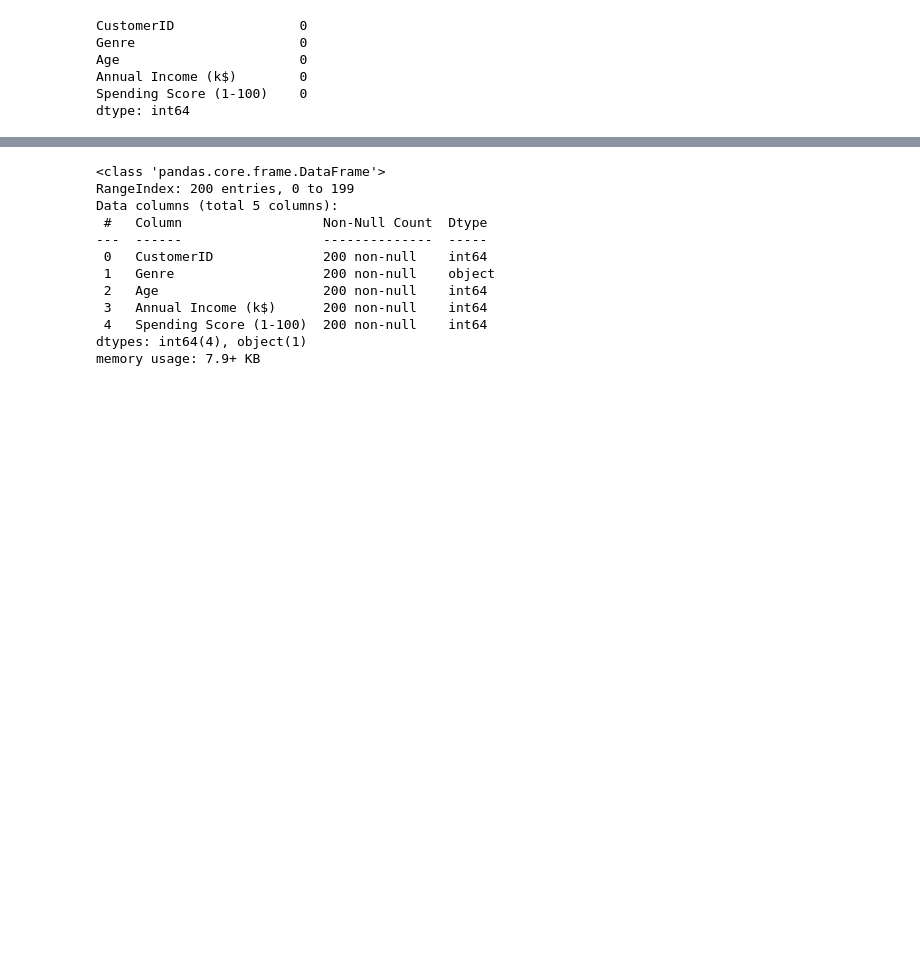
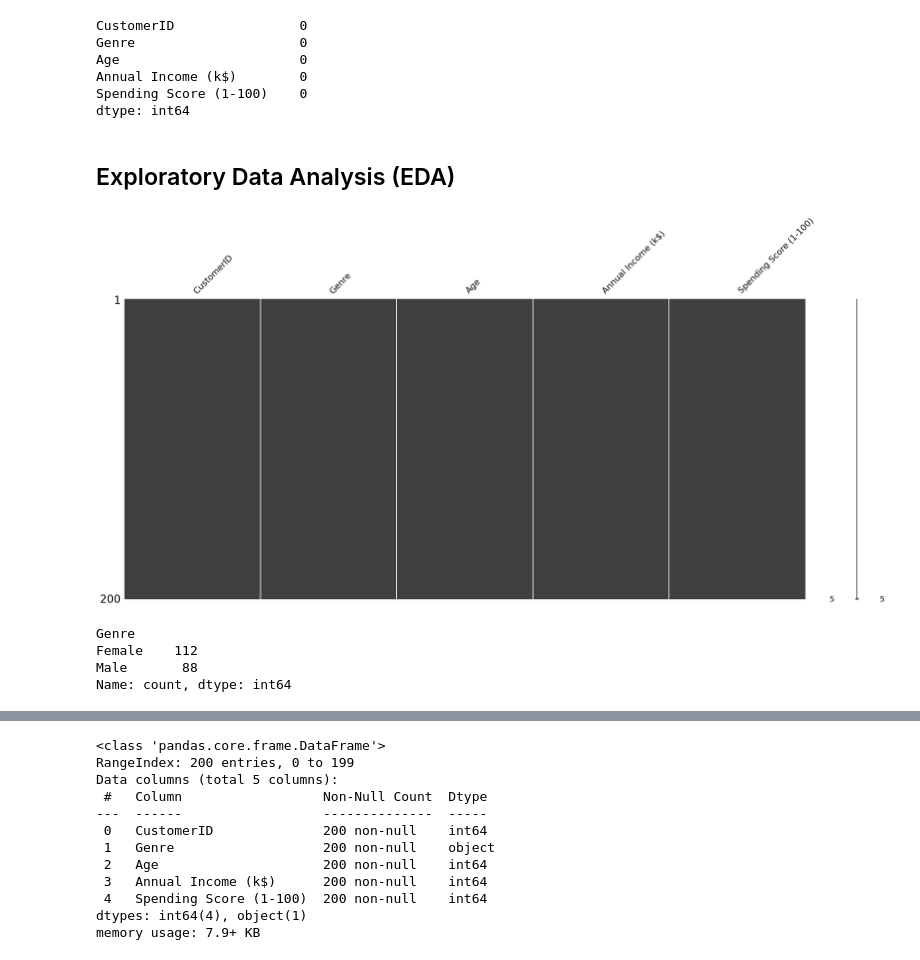
Before and after one commit to dvskabangira/Elevvo_Internship_Tasks, a Jupyter notebook: scripts/Task2_Customer_Segmentation.ipynb, the cells around one changed output, grey strips where cells are left out. Cells and saved outputs as stored; diff of their text form; code cells hidden in the pictures; blank space fills up the shorter version.

```diff
--- a/scripts/Task2_Customer_Segmentation.ipynb
+++ b/scripts/Task2_Customer_Segmentation.ipynb
@@ -55,3 +62,20 @@ Age                       0
 Annual Income (k$)        0
 Spending Score (1-100)    0
 dtype: int64
+# %% [markdown]
+## Exploratory Data Analysis (EDA)
+# %%
+### Visual representation of the missing data in the dataset
+missingno.matrix(data);
+# %% [output]
+[figure, added]
+# %%
+### Value counts of the column - Gender
+
+gender_count = data['Genre'].value_counts(dropna = False)
+gender_count
+# %% [output]
+Genre
+Female    112
+Male       88
+Name: count, dtype: int64
```
Also changed, not shown: parts of 19 cells of this notebook.
